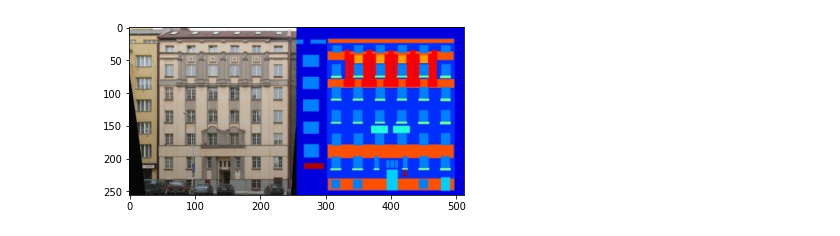
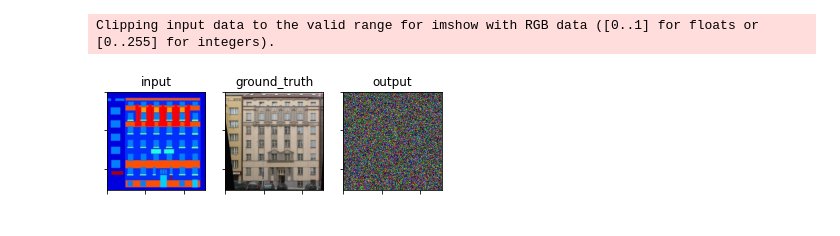
Before and after one commit to marijal74/ml_pix2pix, a Jupyter notebook: utils.ipynb, the cells around one changed output. Saved outputs shown, nothing was run; the diff lists cells and outputs as text; code cells hidden in the pictures.

Commit message:
Add utility class to print images during training

```diff
--- a/utils.ipynb
+++ b/utils.ipynb
@@ -4,15 +3,25 @@ from torchvision.utils import make_grid
-# %%
-def print_sample(sample):
-    x = sample['x'].permute(1, 2, 0)
-    y = sample['y'].permute(1, 2, 0)
-    grid = make_grid(x, y)
-    plt.imshow(grid)
-    plt.show()
+# %%
+def print_sample(sample, generated_img, row=0):
+    input = sample['x']
+    ground_truth = sample['y']
+    generated_img = generated_img
+    imgs = [input, ground_truth, generated_img]
+    _, axs = plt.subplots(ncols=3, squeeze=False)
+    axs[0, 0].set_title('input')
+    axs[0, 1].set_title('ground_truth')
+    axs[0, 2].set_title('output')
+    for i, img in enumerate(imgs):
+        axs[row, i].imshow(img.permute(1, 2, 0))
+        axs[row, i].set_xticklabels([])
+        axs[row, i].set_yticklabels([])
+    plt.show()
 # %%
 from torchvision.io import read_image
 from pathlib import Path
+import torch
 
 img = read_image(path=str(Path('./data/facades/test/1.jpg')))
-print_sample({'x':img, 'y':img})
+print_sample(sample={'x':img[:, :, 256:], 'y':img[:, :, :256]}, generated_img=torch.randn(3, 256,256))
 # %% [output]
+Clipping input data to the valid range for imshow with RGB data ([0..1] for floats or [0..255] for integers).
-[figure, old version]
+[figure, new version]
```
Also changed, not shown: parts of 1 cell of this notebook.
